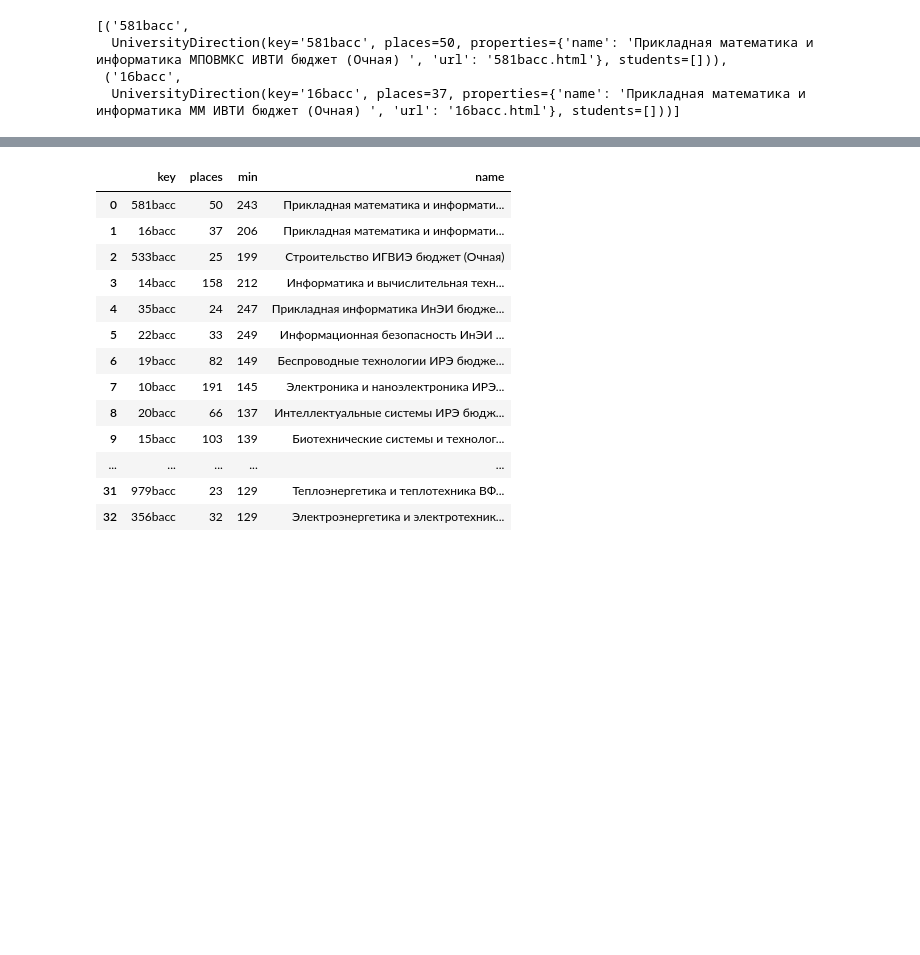
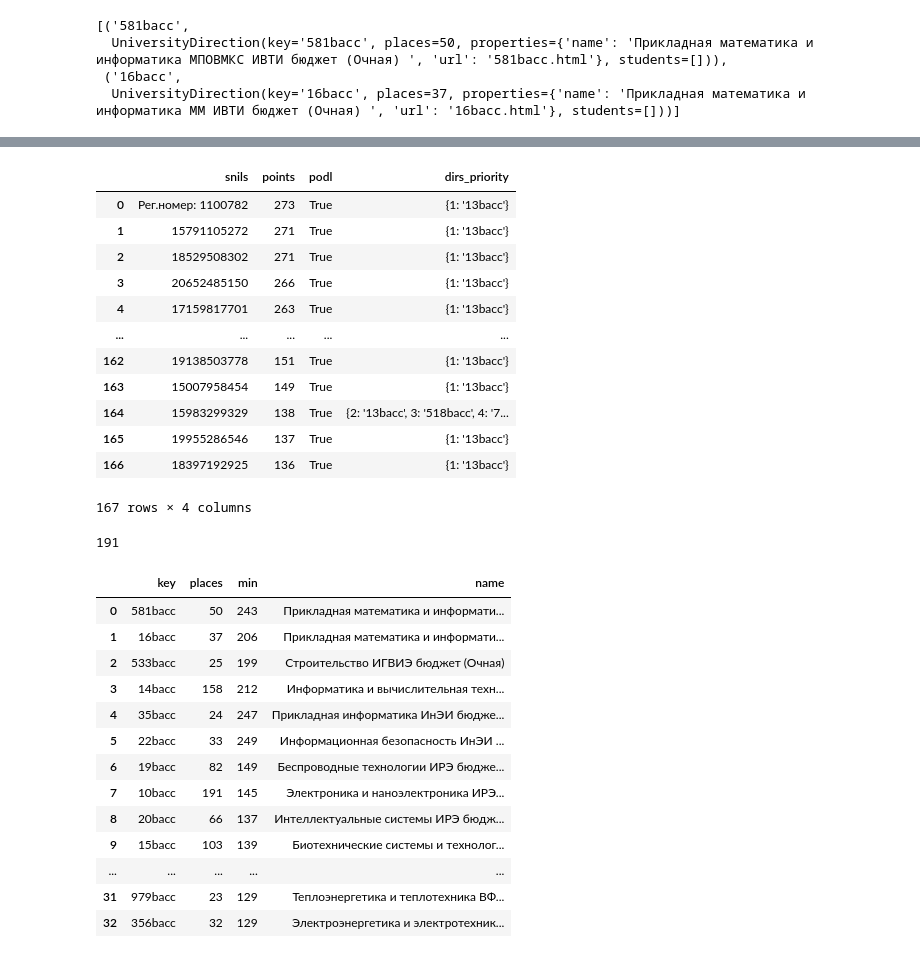
Before and after one commit to rrr2rrr/pk2023_analysis, a Jupyter notebook: mpei/workflow.ipynb, the cells around one changed output, grey strips where cells are left out. Drawn from its saved outputs; the diff is of its cells as text; code cells hidden in the pictures; blank space fills up the shorter version.

```diff
--- a/mpei/workflow.ipynb
+++ b/mpei/workflow.ipynb
@@ -124,5 +124,25 @@ sw.list_dataclass2df(students_filtered)
 # %%
 lud.fill_guys(students_filtered)
+# %%
+sw.list_dataclass2df(lud['13bacc'].students)
+# %% [output]
+|  | snils | points | podl | dirs_priority |
+| 0 | Рег.номер: 1100782 | 273 | True | {1: '13bacc'} |
+| 1 | 15791105272 | 271 | True | {1: '13bacc'} |
+| 2 | 18529508302 | 271 | True | {1: '13bacc'} |
+| 3 | 20652485150 | 266 | True | {1: '13bacc'} |
+| 4 | 17159817701 | 263 | True | {1: '13bacc'} |
+| ... | ... | ... | ... | ... |
+| 162 | 19138503778 | 151 | True | {1: '13bacc'} |
+| 163 | 15007958454 | 149 | True | {1: '13bacc'} |
+| 164 | 15983299329 | 138 | True | {2: '13bacc', 3: '518bacc', 4: '7... |
+| 165 | 19955286546 | 137 | True | {1: '13bacc'} |
+| 166 | 18397192925 | 136 | True | {1: '13bacc'} |
+167 rows × 4 columns
+# %%
+lud['10bacc'].places
+# %% [output]
+191
 # %%
 import pandas as pd
 df = pd.DataFrame((lud.values()))
```
Also changed, not shown: parts of 3 cells of this notebook.
